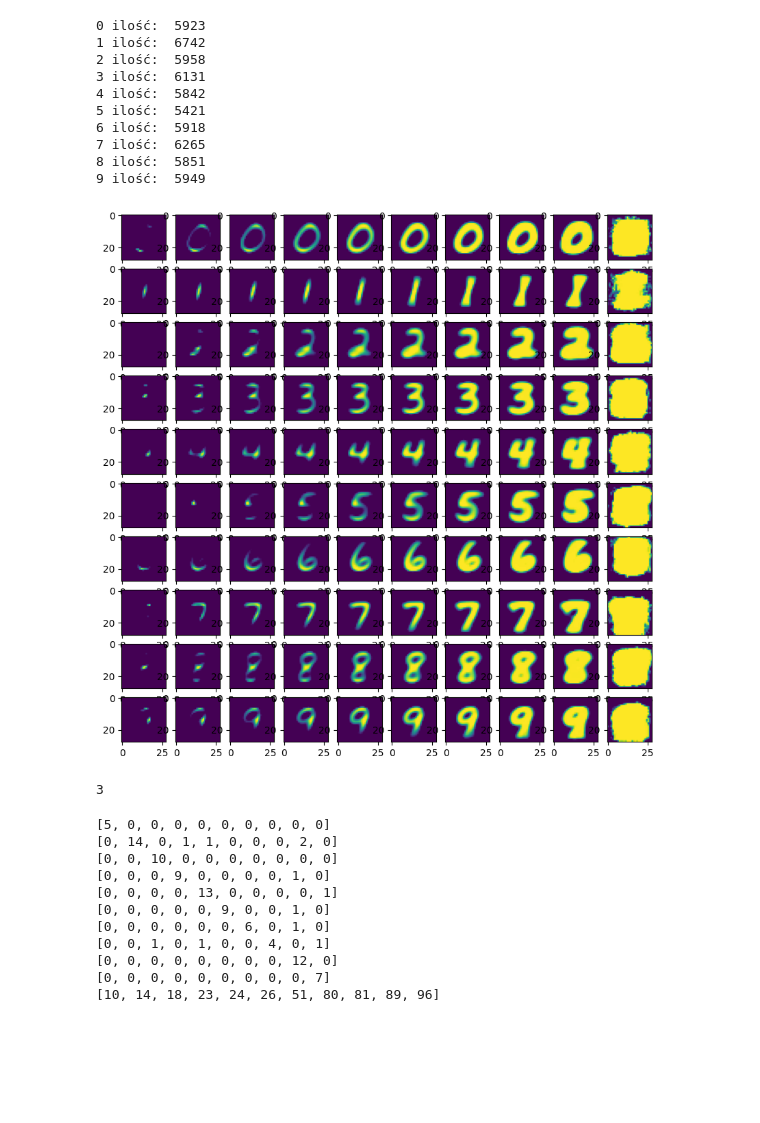
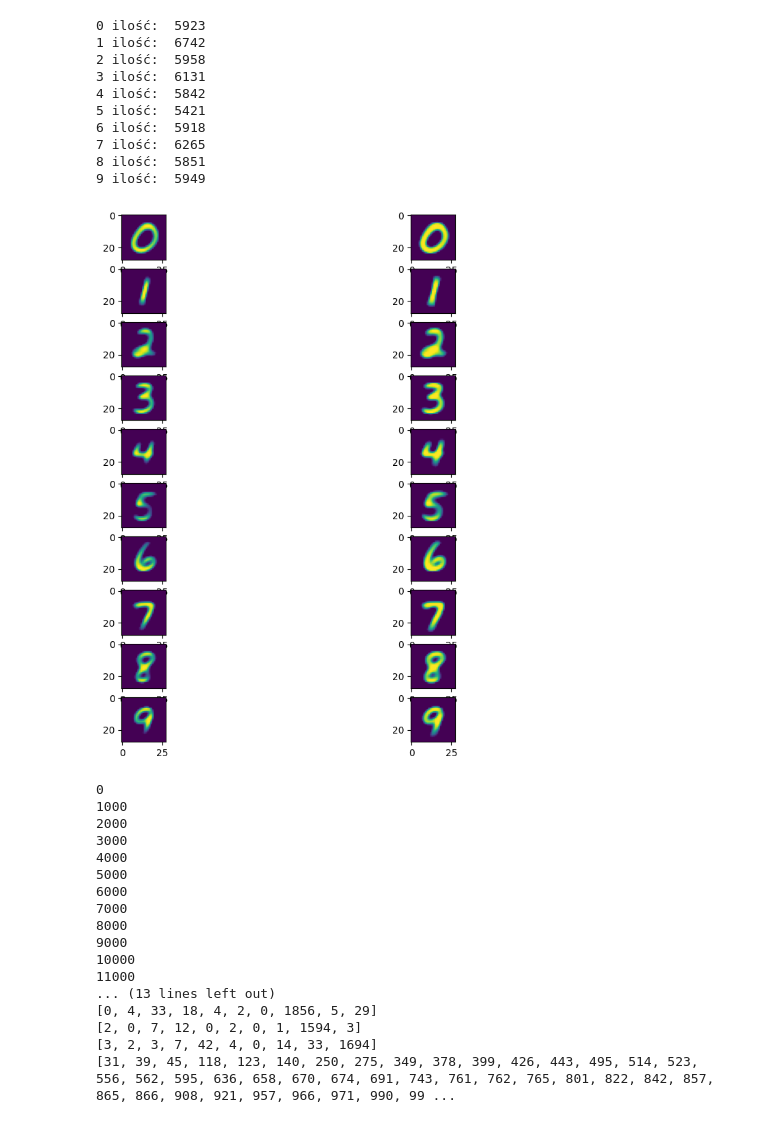
Before and after one commit to w0jd/ropoznawanie-cyfr, a Jupyter notebook: dane.ipynb, the cells around one changed output. Drawn from its saved outputs; the diff is of its cells as text; code cells hidden in the pictures; blank space fills up the shorter version.

```diff
--- a/dane.ipynb
+++ b/dane.ipynb
@@ -191,36 +195,37 @@ def prep(x):
 
 
 avg_numbers=[]
 for num in range(10):
-    for percentages in range(10,101,10):
+    for percentages in range(50,61,10):
         number =df_num.loc[df_num['label']==num].copy()
 
         number.pop('label')
         avg_number=[]
         for i in range(784):
             avg_number.append( number[f"{i}"].quantile(percentages/100))
 
         avg_numbers.append(avg_number)
     print(num,"ilość: ",len(number))
 
 avg_numbers_df=pd.DataFrame(avg_numbers)
 digits = prep(avg_numbers_df)
 
-fig,axes = plt.subplots(10,10,figsize=(10,10))
+fig,axes = plt.subplots(10,2,figsize=(10,10))
 for i,ax in enumerate(axes.flat):
     ax.imshow(digits[i])
+plt.savefig('avg_num.png')
 # %% [output]
 0 ilość:  5923
 1 ilość:  6742
 2 ilość:  5958
 3 ilość:  6131
 4 ilość:  5842
 5 ilość:  5421
 6 ilość:  5918
 7 ilość:  6265
 8 ilość:  5851
 9 ilość:  5949
-[figure, old version]
+[figure, new version]
 # %%
 csv= numbers_csv.copy()
 def shuffle(df):
@@ -259,9 +264,6 @@ wal_cp=walidacyjny.copy()
 
 tren_labels = tren_cp.pop('label')
 wal_labels = wal_cp.pop('label')
-tren_labels.iloc[10]
-# %% [output]
-3
 # %%
 #kryterium mińkowskiego zrobione wykożystując funkcje pandas
 def Minkowski(df,m,labels,k):
@@ -306,28 +308,37 @@ def KNN(zTren,zWal,k,m,zTrenLabels,zWalLabels):
         roznica=abs(zTren-zWal.iloc[i])#obliczanie różnicy między elementem x w zbiorze walidacyjnym a całością zbioru treningowego
         kNeigh = Minkowski(roznica,m,zTrenLabels,k)
         wyniki.append(predict(kNeigh))
+        if i %1000==0:
+            print( i)
     confMatrix,errors=confusionMatrix(wyniki,zWalLabels)
-    for i in range(10):
-        print(confMatrix[i])
-    print(errors)
+    return confMatrix,errors
 
 
 #to do
 #rozwiązywanie przypadków granicznych >porównanie wartości przewidywanych z rzeczywistymi w postaci tabeli
-
-KNN(tren_cp,wal_cp.iloc[:100],6,2,tren_labels,wal_labels)
+matrix=[[]]
+matrix,errors=KNN(tren_cp,wal_cp,3,2,tren_labels,wal_labels)
+for i in range(10):
+    print(matrix[i])
+print(errors)
 # %% [output]
-[5, 0, 0, 0, 0, 0, 0, 0, 0, 0]
-[0, 14, 0, 1, 1, 0, 0, 0, 2, 0]
-[0, 0, 10, 0, 0, 0, 0, 0, 0, 0]
-[0, 0, 0, 9, 0, 0, 0, 0, 1, 0]
-[0, 0, 0, 0, 13, 0, 0, 0, 0, 1]
-[0, 0, 0, 0, 0, 9, 0, 0, 1, 0]
-[0, 0, 0, 0, 0, 0, 6, 0, 1, 0]
-[0, 0, 1, 0, 1, 0, 0, 4, 0, 1]
-[0, 0, 0, 0, 0, 0, 0, 0, 12, 0]
-[0, 0, 0, 0, 0, 0, 0, 0, 0, 7]
-[10, 14, 18, 23, 24, 26, 51, 80, 81, 89, 96]
+0
+1000
+2000
+3000
+4000
+5000
+6000
+7000
+8000
+9000
+10000
+11000
+... (13 lines left out)
+[0, 4, 33, 18, 4, 2, 0, 1856, 5, 29]
+[2, 0, 7, 12, 0, 2, 0, 1, 1594, 3]
+[3, 2, 3, 7, 42, 4, 0, 14, 33, 1694]
+[31, 39, 45, 118, 123, 140, 250, 275, 349, 378, 399, 426, 443, 495, 514, 523, 556, 562, 595, 636, 658, 670, 674, 691, 743, 761, 762, 765, 801, 822, 842, 857, 865, 866, 908, 921, 957, 966, 971, 990, 99 ...
 # %%
 def scale(x):
     return x.astype('float32')/255.0
```
Also changed, not shown: parts of 5 cells of this notebook, 4 other files.
